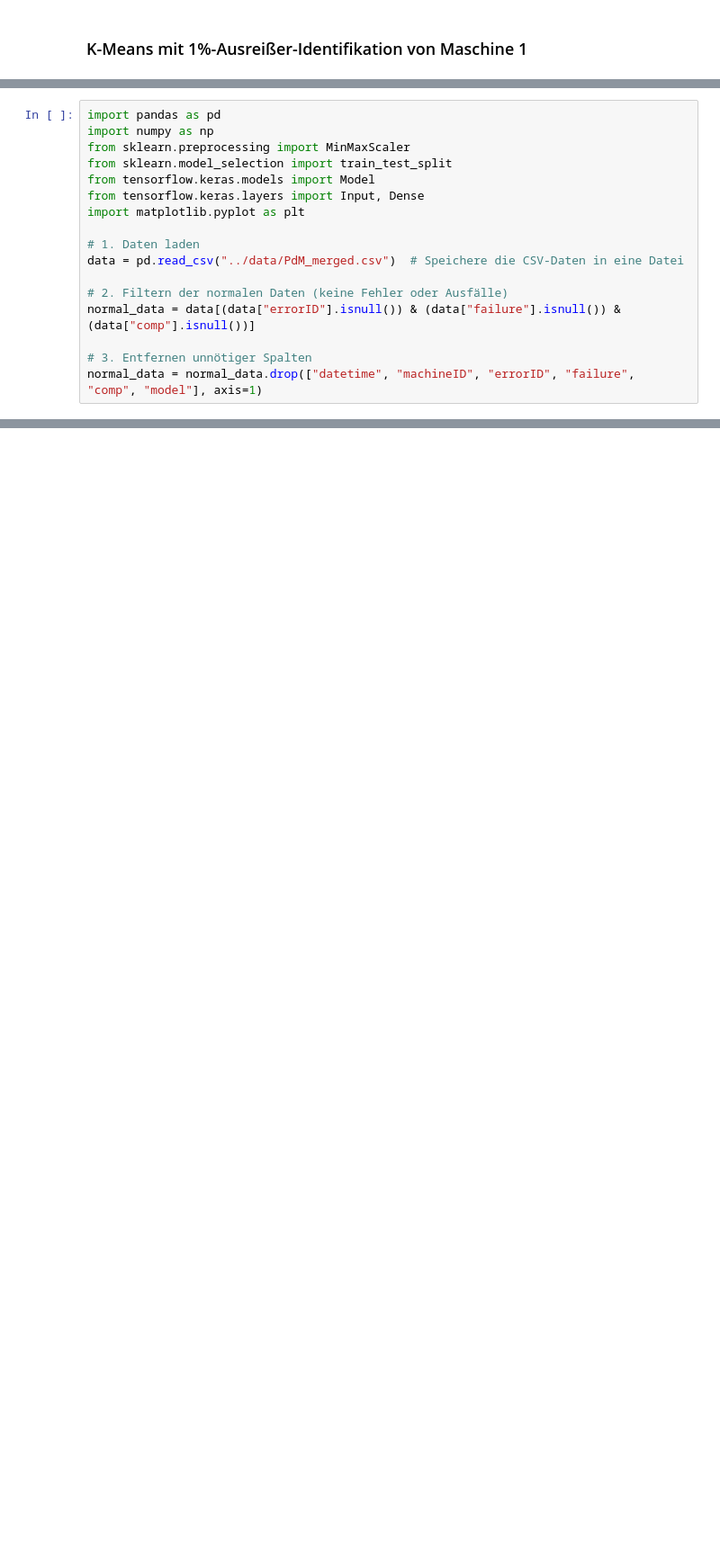
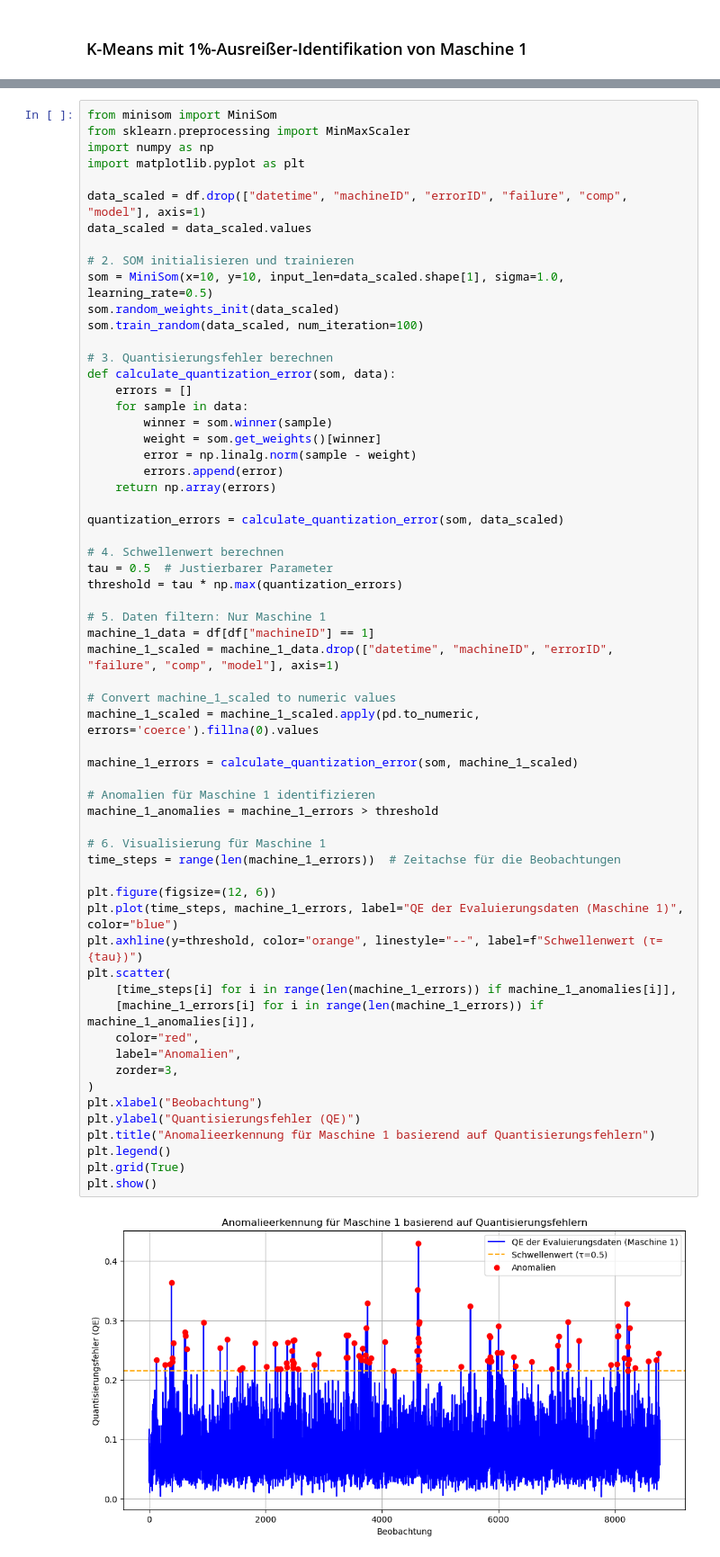
Before and after one commit to EnzoZacharias/DPM_Azure_Predictive_Maintenance, a Jupyter notebook: 4_Anomalieerkennung/Anomalieerkennung_DBSCAN_KMEANAS.ipynb, the cells around one changed output, grey strips where cells are left out. Shown at 90% size. Drawn from its saved outputs; the diff is of its cells as text; blank space fills up the shorter version.

```diff
--- a/4_Anomalieerkennung/Anomalieerkennung_DBSCAN_KMEANAS.ipynb
+++ b/4_Anomalieerkennung/Anomalieerkennung_DBSCAN_KMEANAS.ipynb
@@ -346,17 +276,0 @@ plt.show()
-# %%
-import pandas as pd
-import numpy as np
-from sklearn.preprocessing import MinMaxScaler
-from sklearn.model_selection import train_test_split
-from tensorflow.keras.models import Model
-from tensorflow.keras.layers import Input, Dense
-import matplotlib.pyplot as plt
-
-# 1. Daten laden
-data = pd.read_csv("../data/PdM_merged.csv")  # Speichere die CSV-Daten in eine Datei
-
-# 2. Filtern der normalen Daten (keine Fehler oder Ausfälle)
-normal_data = data[(data["errorID"].isnull()) & (data["failure"].isnull()) & (data["comp"].isnull())]
-
-# 3. Entfernen unnötiger Spalten
-normal_data = normal_data.drop(["datetime", "machineID", "errorID", "failure", "comp", "model"], axis=1)
@@ -416,0 +277,63 @@ KeyboardInterrupt:
+# %%
+from minisom import MiniSom
+from sklearn.preprocessing import MinMaxScaler
+import numpy as np
+import matplotlib.pyplot as plt
+
+data_scaled = df.drop(["datetime", "machineID", "errorID", "failure", "comp", "model"], axis=1)
+data_scaled = data_scaled.values
+
+# 2. SOM initialisieren und trainieren
+som = MiniSom(x=10, y=10, input_len=data_scaled.shape[1], sigma=1.0, learning_rate=0.5)
+som.random_weights_init(data_scaled)
+som.train_random(data_scaled, num_iteration=100)
+
+# 3. Quantisierungsfehler berechnen
+def calculate_quantization_error(som, data):
+    errors = []
+    for sample in data:
+        winner = som.winner(sample)
+        weight = som.get_weights()[winner]
+        error = np.linalg.norm(sample - weight)
+        errors.append(error)
+    return np.array(errors)
+
+quantization_errors = calculate_quantization_error(som, data_scaled)
+
+# 4. Schwellenwert berechnen
+tau = 0.5  # Justierbarer Parameter
+threshold = tau * np.max(quantization_errors)
+
+# 5. Daten filtern: Nur Maschine 1
+machine_1_data = df[df["machineID"] == 1]
+machine_1_scaled = machine_1_data.drop(["datetime", "machineID", "errorID", "failure", "comp", "model"], axis=1)
+
+# Convert machine_1_scaled to numeric values
+machine_1_scaled = machine_1_scaled.apply(pd.to_numeric, errors='coerce').fillna(0).values
+
+machine_1_errors = calculate_quantization_error(som, machine_1_scaled)
+
+# Anomalien für Maschine 1 identifizieren
+machine_1_anomalies = machine_1_errors > threshold
+
+# 6. Visualisierung für Maschine 1
+time_steps = range(len(machine_1_errors))  # Zeitachse für die Beobachtungen
+
+plt.figure(figsize=(12, 6))
+plt.plot(time_steps, machine_1_errors, label="QE der Evaluierungsdaten (Maschine 1)", color="blue")
+plt.axhline(y=threshold, color="orange", linestyle="--", label=f"Schwellenwert (τ={tau})")
+plt.scatter(
+    [time_steps[i] for i in range(len(machine_1_errors)) if machine_1_anomalies[i]],
+    [machine_1_errors[i] for i in range(len(machine_1_errors)) if machine_1_anomalies[i]],
+    color="red",
+    label="Anomalien",
+    zorder=3,
+)
+plt.xlabel("Beobachtung")
+plt.ylabel("Quantisierungsfehler (QE)")
+plt.title("Anomalieerkennung für Maschine 1 basierend auf Quantisierungsfehlern")
+plt.legend()
+plt.grid(True)
+plt.show()
+# %% [output]
+[figure, added]
```
Also changed, not shown: parts of 7 cells of this notebook, 2 other files.
